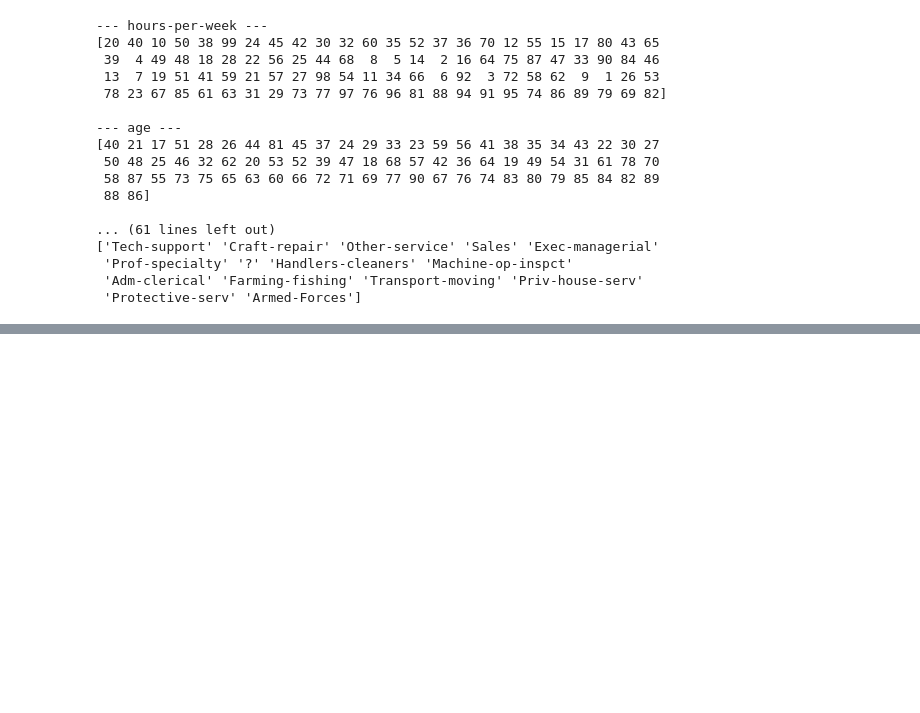
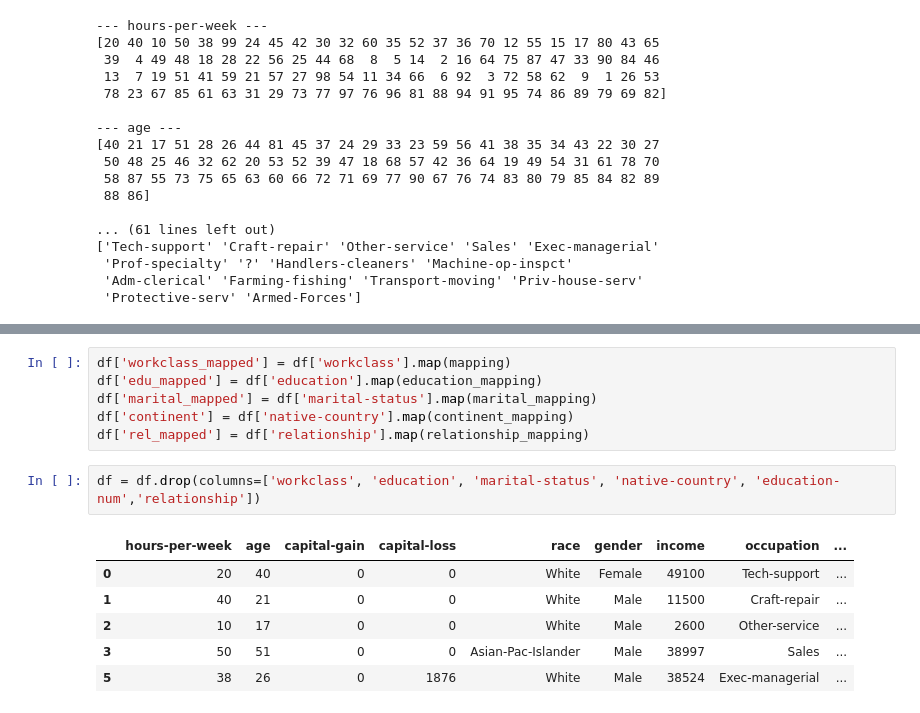
Before and after one commit to Jagoda222/HCML_2, a Jupyter notebook: Jagoda.ipynb, the cells around one changed output, grey strips where cells are left out. Drawn from its saved outputs; the diff is of its cells as text; blank space fills up the shorter version.

```diff
--- a/Jagoda.ipynb
+++ b/Jagoda.ipynb
@@ -319,0 +208,15 @@ plt.show()
+# %%
+df['workclass_mapped'] = df['workclass'].map(mapping)
+df['edu_mapped'] = df['education'].map(education_mapping)
+df['marital_mapped'] = df['marital-status'].map(marital_mapping)
+df['continent'] = df['native-country'].map(continent_mapping)
+df['rel_mapped'] = df['relationship'].map(relationship_mapping)
+# %%
+df = df.drop(columns=['workclass', 'education', 'marital-status', 'native-country', 'education-num','relationship'])
+# %% [output]
+|  | hours-per-week | age | capital-gain | capital-loss | race | gender | income | occupation | ... |
+| 0 | 20 | 40 | 0 | 0 | White | Female | 49100 | Tech-support | ... |
+| 1 | 40 | 21 | 0 | 0 | White | Male | 11500 | Craft-repair | ... |
+| 2 | 10 | 17 | 0 | 0 | White | Male | 2600 | Other-service | ... |
+| 3 | 50 | 51 | 0 | 0 | Asian-Pac-Islander | Male | 38997 | Sales | ... |
+| 5 | 38 | 26 | 0 | 1876 | White | Male | 38524 | Exec-managerial | ... |
```
Also changed, not shown: parts of 28 cells of this notebook.
